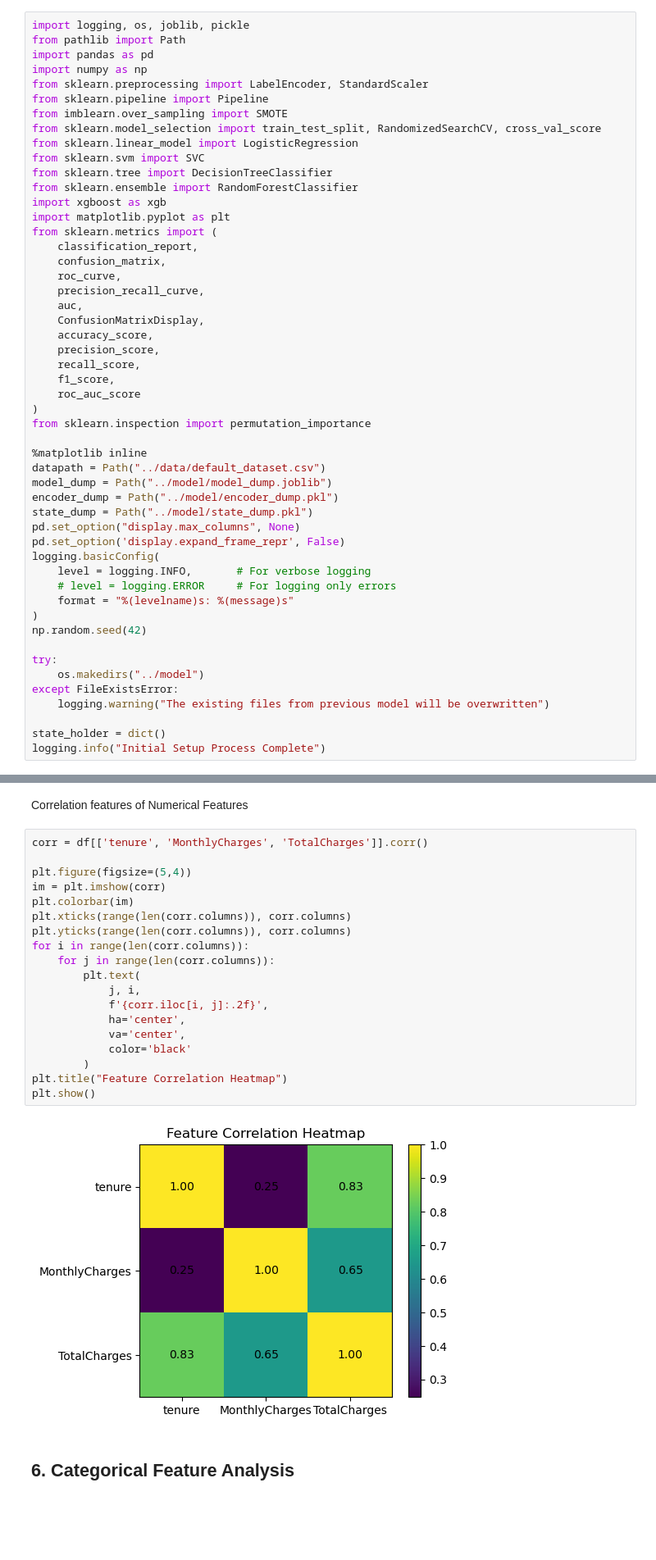
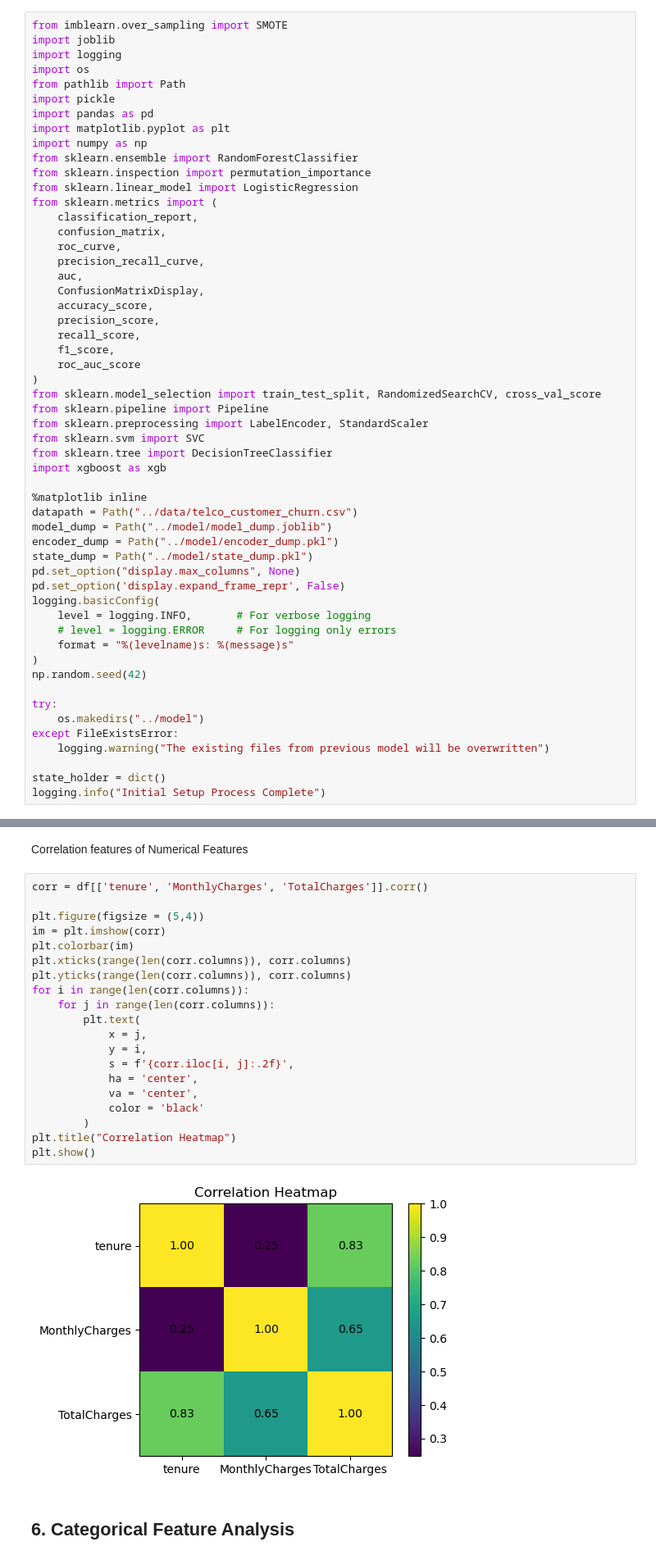
Before and after one commit to Kaush1590/FUTURE_ML_02, a Jupyter notebook: notebook/churn_model_training.ipynb, the cells around one changed output, grey strips where cells are left out. Shown at 82% size. Drawn from its saved outputs; the diff is of its cells as text; blank space fills up the shorter version.

```diff
--- a/notebook/churn_model_training.ipynb
+++ b/notebook/churn_model_training.ipynb
@@ -1,20 +1,18 @@
 # %% [markdown]
 ## 1. Importing Dependencies and Initial Setup
 # %%
-import logging, os, joblib, pickle
+from imblearn.over_sampling import SMOTE
+import joblib
+import logging
+import os
 from pathlib import Path
+import pickle
 import pandas as pd
+import matplotlib.pyplot as plt
 import numpy as np
-from sklearn.preprocessing import LabelEncoder, StandardScaler
-from sklearn.pipeline import Pipeline
-from imblearn.over_sampling import SMOTE
-from sklearn.model_selection import train_test_split, RandomizedSearchCV, cross_val_score
+from sklearn.ensemble import RandomForestClassifier
+from sklearn.inspection import permutation_importance
 from sklearn.linear_model import LogisticRegression
-from sklearn.svm import SVC
-from sklearn.tree import DecisionTreeClassifier
-from sklearn.ensemble import RandomForestClassifier
-import xgboost as xgb
-import matplotlib.pyplot as plt
 from sklearn.metrics import (
     classification_report,
     confusion_matrix,
@@ -28,10 +26,15 @@ from sklearn.metrics import (
     f1_score,
     roc_auc_score
 )
-from sklearn.inspection import permutation_importance
+from sklearn.model_selection import train_test_split, RandomizedSearchCV, cross_val_score
+from sklearn.pipeline import Pipeline
+from sklearn.preprocessing import LabelEncoder, StandardScaler
+from sklearn.svm import SVC
+from sklearn.tree import DecisionTreeClassifier
+import xgboost as xgb
 
 %matplotlib inline
-datapath = Path("../data/default_dataset.csv")
+datapath = Path("../data/telco_customer_churn.csv")
 model_dump = Path("../model/model_dump.joblib")
 encoder_dump = Path("../model/encoder_dump.pkl")
 state_dump = Path("../model/state_dump.pkl")
@@ -218,24 +220,25 @@ Correlation features of Numerical Features
 # %%
 corr = df[['tenure', 'MonthlyCharges', 'TotalCharges']].corr()
 
-plt.figure(figsize=(5,4))
+plt.figure(figsize = (5,4))
 im = plt.imshow(corr)
 plt.colorbar(im)
 plt.xticks(range(len(corr.columns)), corr.columns)
 plt.yticks(range(len(corr.columns)), corr.columns)
 for i in range(len(corr.columns)):
     for j in range(len(corr.columns)):
         plt.text(
-            j, i,
-            f'{corr.iloc[i, j]:.2f}',
-            ha='center',
-            va='center',
-            color='black'
+            x = j,
+            y = i,
+            s = f'{corr.iloc[i, j]:.2f}',
+            ha = 'center',
+            va = 'center',
+            color = 'black'
         )
-plt.title("Feature Correlation Heatmap")
+plt.title("Correlation Heatmap")
 plt.show()
 # %% [output]
-[figure, old version]
+[figure, new version]
 # %% [markdown]
 ## 6. Categorical Feature Analysis
 # %%
```
Also changed, not shown: parts of 13 cells of this notebook, 3 other files.
